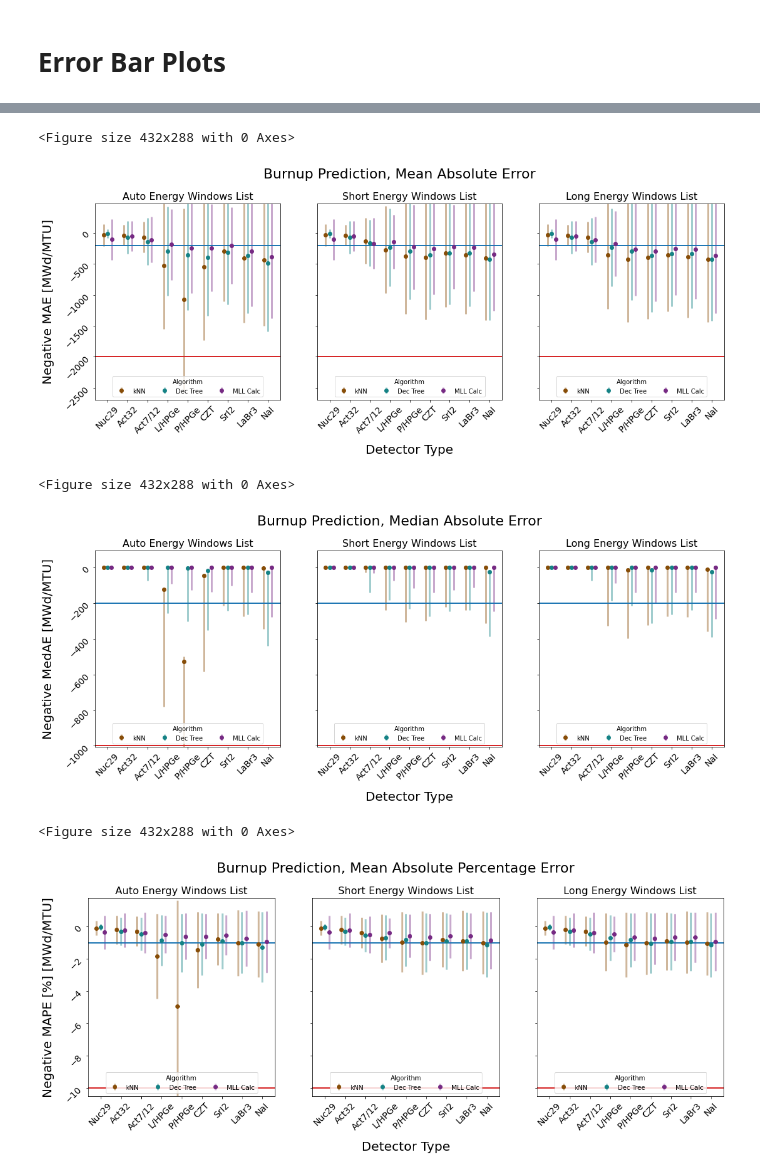
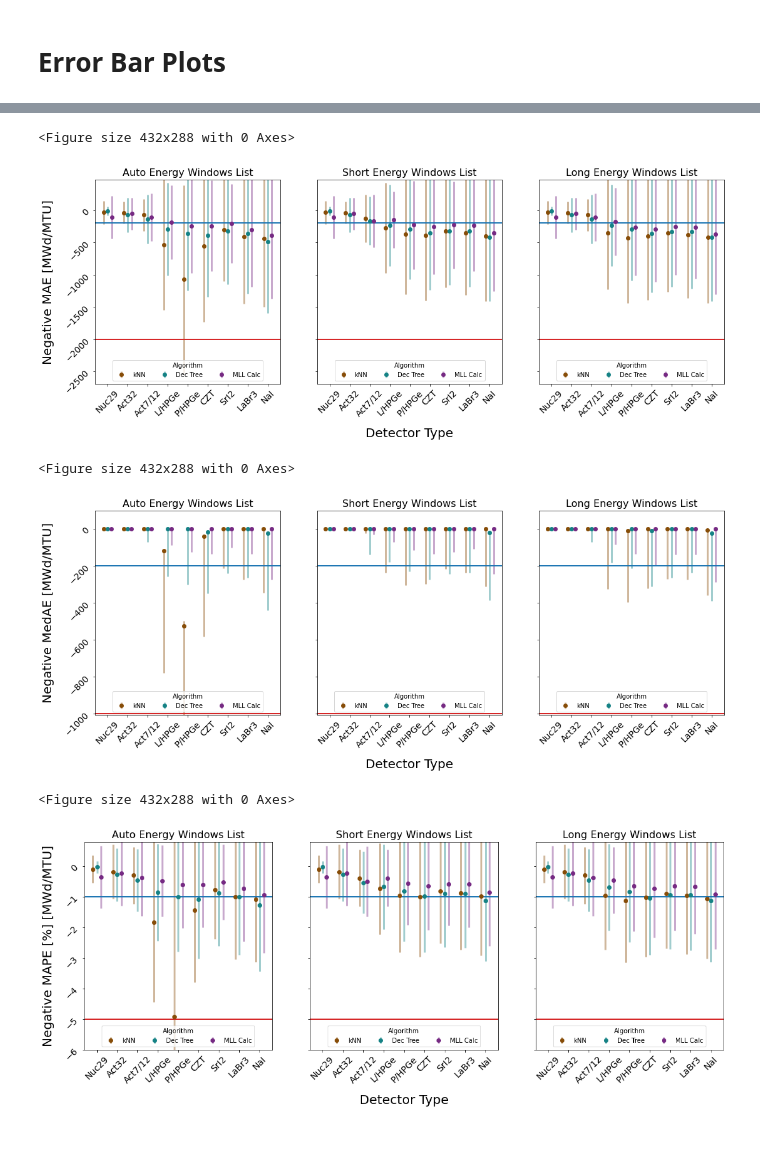
Before and after one commit to opotowsky/process_results, a Jupyter notebook: gamspec_mll_scikit_compare.ipynb, the cells around one changed output, grey strips where cells are left out. Drawn from its saved outputs; the diff is of its cells as text; code cells hidden in the pictures; blank space fills up the shorter version.

```diff
--- a/gamspec_mll_scikit_compare.ipynb
+++ b/gamspec_mll_scikit_compare.ipynb
@@ -40,5 +40,5 @@ err = {'MAE' : 'MAE Std',
        'Acc' : 'Acc CI',
        'BalAcc' : 'BalAcc CI'}
 # %%
-df = pd.read_pickle(rdrive + 'burnup_detectors_mll_scikit_compare_MedAE.pkl')
-df
+#df = pd.read_pickle(rdrive + 'burnup_detectors_mll_scikit_compare_MedAE.pkl')
+#df
@@ -122,8 +109,8 @@ def plot(pred_param, title, plttype, metric, pred_min):
         hcolor = ['tab:red', 'tab:blue']
         for w, pmin in enumerate(pred_min):
             ax.axhline(y=pmin, color=hcolor[w], linestyle='-', linewidth=2)
-    fig.suptitle(title, fontsize=22)
-    fig.subplots_adjust(top=.85)
+    #fig.suptitle(title, fontsize=22)
+    #fig.subplots_adjust(top=.85)
 
     return fig, axs, sv_fig
 # %%
@@ -146,28 +133,28 @@ fig.savefig(sv_fig, bbox_inches='tight', transparent=True)
 # %%
 burn_min = [-2000, -200]
 fig, axs, sv_fig = plot('burnup', 'Burnup Prediction, Mean Absolute Error', 'enlist', 'MAE', burn_min)
 axs[0].set_ylim(None, 480)
 plt.show()
 fig.savefig(sv_fig, bbox_inches='tight', transparent=True)
 
 burn_min = [-1000, -200]
 fig, axs, sv_fig = plot('burnup', 'Burnup Prediction, Median Absolute Error', 'enlist', 'MedAE', burn_min)
 axs[0].set_ylim(-1005, None)
 plt.show()
 fig.savefig(sv_fig, bbox_inches='tight', transparent=True)
 
-burn_min = [-10, -1]
+burn_min = [-5, -1]
 fig, axs, sv_fig = plot('burnup', 'Burnup Prediction, Mean Absolute Percentage Error', 'enlist', 'MAPE', burn_min)
-axs[0].set_ylim(-10.5, 1.8)
+axs[0].set_ylim(-6, 0.8)
 plt.show()
 fig.savefig(sv_fig, bbox_inches='tight', transparent=True)
 # %% [output]
 <Figure size 432x288 with 0 Axes>
-[figure, old version]
+[figure, new version]
 <Figure size 432x288 with 0 Axes>
-[figure, old version]
+[figure, new version]
 <Figure size 432x288 with 0 Axes>
-[figure, old version]
+[figure, new version]
 # %%
 enri_min = [-1.0, -0.1]
 fig, axs, sv_fig = plot('enrichment', 'U235 Enrichment Prediction, Mean Absolute Error', 'enlist', 'MAE', enri_min)
```
Also changed, not shown: parts of 4 cells of this notebook.
